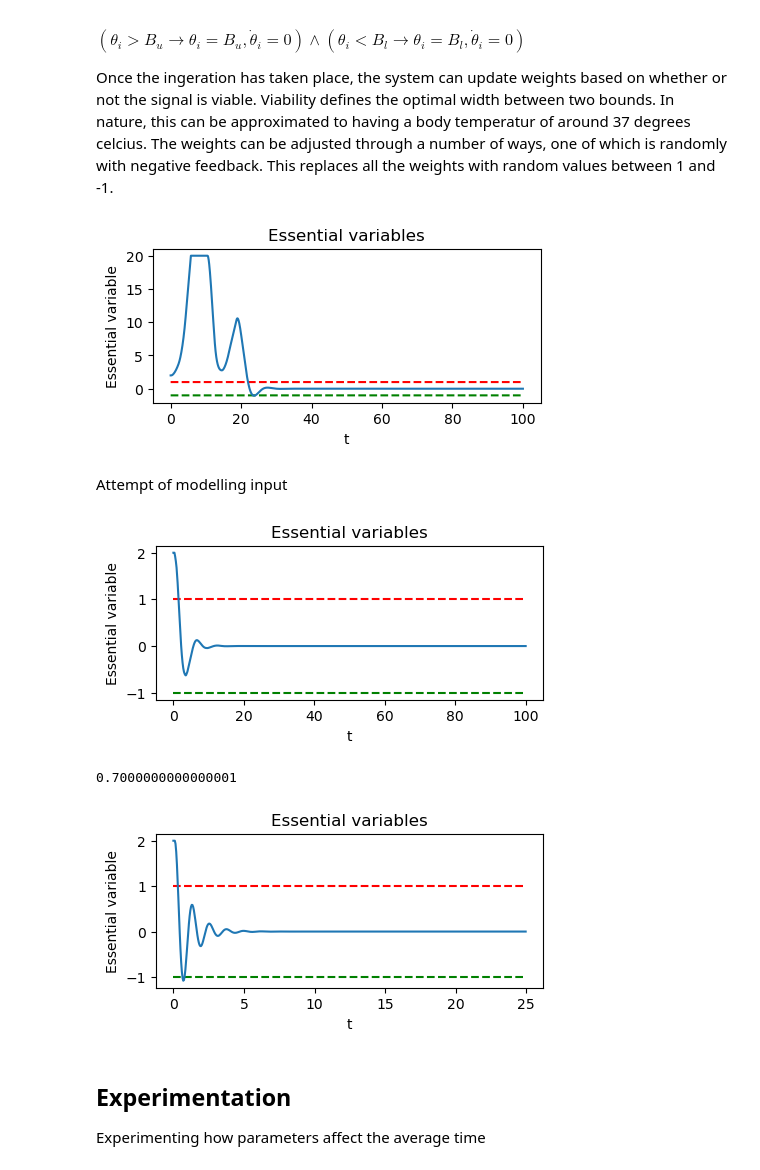
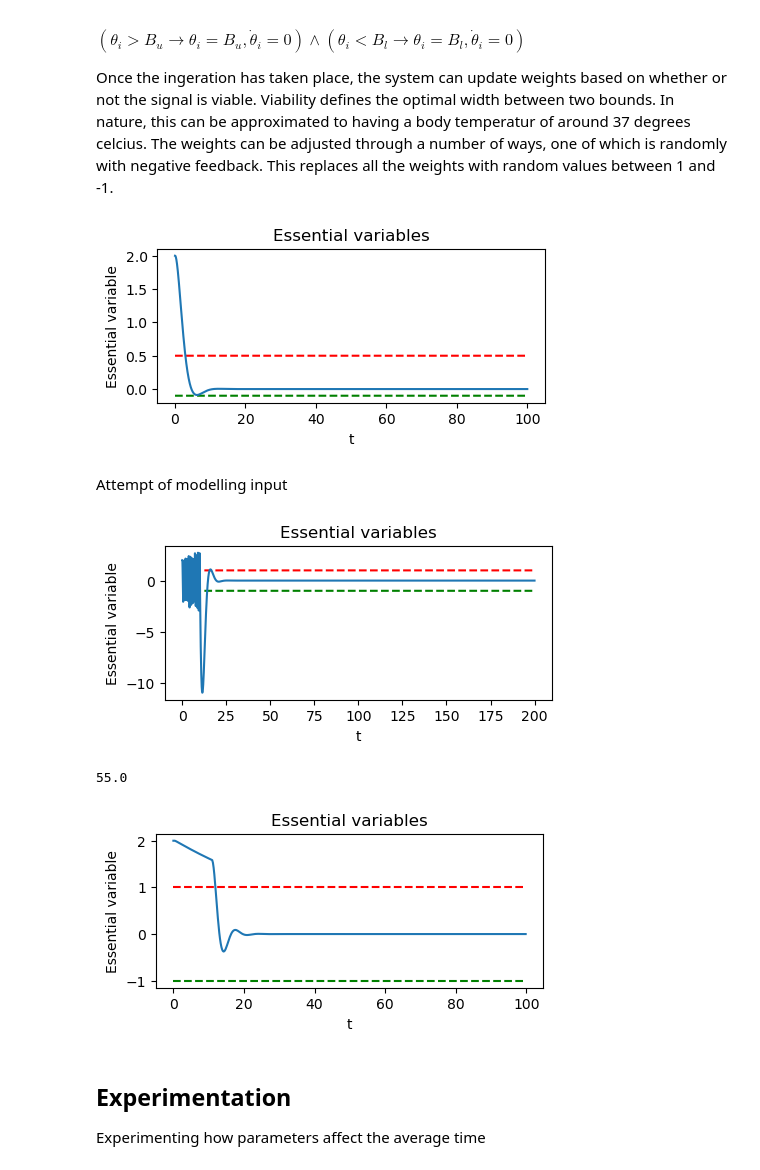
Before and after one commit to shepai/Chaos-Robotics, a Jupyter notebook: Simulation/Reward Modelling/homeostat.ipynb, the cells around one changed output. Cells and saved outputs as stored; diff of their text form; code cells hidden in the pictures.

```diff
--- a/Simulation/Reward Modelling/homeostat.ipynb
+++ b/Simulation/Reward Modelling/homeostat.ipynb
@@ -38,15 +38,15 @@ hom = homeostat.Homeostat()
 n_units = 1
 upper_limit = 20
 lower_limit = -20
-upper_viability = 1
-lower_viability = -1
-test_interval = 2
+upper_viability = 0.5
+lower_viability = -0.1
+test_interval = 10
 
 #intialize homeostat
 hom.init(n_units,upper_limit,lower_limit,upper_viability,lower_viability,test_interval)
 hom.resetWeights(-1,1) #set the random distribution
 #define loop parameters
-dt=0.05
+dt=0.01
 t = 0
 ts = [t]
 duration = 100
@@ -72,7 +72,7 @@ plt.xlabel('t')
 plt.ylabel('Essential variable')
 plt.show()
 # %% [output]
-[figure, old version]
+[figure, new version]
 # %% [markdown]
 Attempt of modelling input
 # %%
@@ -91,44 +91,52 @@ test_interval = 10
 hom.init(n_units,upper_limit,lower_limit,upper_viability,lower_viability,test_interval)
 hom.resetWeights(-1,1) #set the random distribution
 #define loop parameters
-dt=0.1
+dt=0.01
 t = 0
 ts = [t]
-duration = 100
+duration = 200
 count=0
 def feedback(val):
-    return (3-rnd.randint(1,10)/10)/3
+    return rnd.randint(1,100)/1
 feed=0
 #time loop
 while t < duration:
     #feed=1
-    hom.step_var(dt,rnd.randint(1,100)/10)
+    hom.step_var(dt,feed)
     b=hom.getUnit(0,count)
     item=np.asarray(b).view(np.float32)
     if len(item)>0:
         feed=feedback(item[-1])
     t += dt
     ts.append(t)
     count+=1
 #shope output
 b=hom.getUnit(0,count)
 nump_hom=np.asarray(b).view(np.float32)
 plt.figure(figsize=(5,2))
 plt.plot(ts[0:len(nump_hom)],[upper_viability for i in range(len(ts[0:len(nump_hom)]))], 'r--', label='upper viable boundary')
 plt.plot(ts[0:len(nump_hom)],[lower_viability for i in range(len(ts[0:len(nump_hom)]))], 'g--', label='lower viable boundary')
 for i in range(n_units):
     b=hom.getUnit(i,count)
     nump_hom=np.asarray(b).view(np.float32)
     plt.plot(ts[0:len(nump_hom)],nump_hom)
 plt.title('Essential variables')
 plt.xlabel('t')
 plt.ylabel('Essential variable')
 plt.show()
 print(feed)
 # %% [output]
-[figure, old version]
+[figure, new version]
-0.7000000000000001
+55.0
 # %%
+def feedback(val):
+    return rnd.randint(1,100)/1
+n_units = 1
+upper_limit = 20
+lower_limit = -20
+upper_viability = 1
+lower_viability = -1
+test_interval = 10
 class homeostat_client:
     def __init__(self,n_units,upper_limit,lower_limit,upper_viability,lower_viability,test_interval):
         self.hom=homeostat.Homeostat()
@@ -156,6 +164,26 @@ class homeostat_client:
             count+=1
         self.ts=ts
         self.counter=count
+    def runFeedbackLoop(self,dt=0.05,func=feedback):
+        t = 0
+        ts = [t]
+        duration = 100
+        count=0
+        #time loop
+        feed=0
+        #time loop
+        while t < duration:
+            #feed=1
+            self.hom.step_var(dt,feed)
+            b=self.hom.getUnit(0,count)
+            item=np.asarray(b).view(np.float32)
+            if len(item)>0:
+                feed=func(item[-1])
+            t += dt
+            ts.append(t)
+            count+=1
+        self.ts=ts
+        self.counter=count
     def getThetas(self,i):
         b=self.hom.getUnit(i,self.counter)
         nump_hom=np.asarray(b).view(np.float32)
@@ -164,18 +192,18 @@ class homeostat_client:
 h=homeostat_client(n_units,upper_limit,lower_limit,upper_viability,lower_viability,test_interval)
 h.runLoop(0.2)
 plt.figure(figsize=(5,2))
-plt.plot(ts[0:h.counter],[upper_viability for i in range(len(ts[0:h.counter]))], 'r--', label='upper viable boundary')
-plt.plot(ts[0:h.counter],[lower_viability for i in range(len(ts[0:h.counter]))], 'g--', label='lower viable boundary')
+plt.plot(h.ts[0:h.counter],[upper_viability for i in range(len(h.ts[0:h.counter]))], 'r--', label='upper viable boundary')
+plt.plot(h.ts[0:h.counter],[lower_viability for i in range(len(h.ts[0:h.counter]))], 'g--', label='lower viable boundary')
 for i in range(n_units):
     b=h.getThetas(i)
     nump_hom=np.asarray(b).view(np.float32)
-    plt.plot(ts[0:len(nump_hom)],nump_hom)
+    plt.plot(h.ts[0:len(nump_hom)],nump_hom)
 plt.title('Essential variables')
 plt.xlabel('t')
 plt.ylabel('Essential variable')
 plt.show()
 # %% [output]
-[figure, old version]
+[figure, new version]
 # %% [markdown]
 ## Experimentation
 
```
Also changed, not shown: parts of 3 cells of this notebook, 1 other file.
